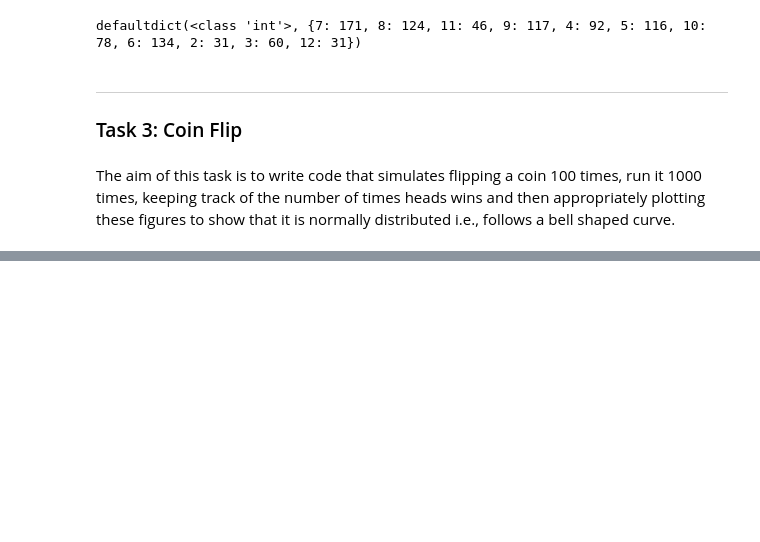
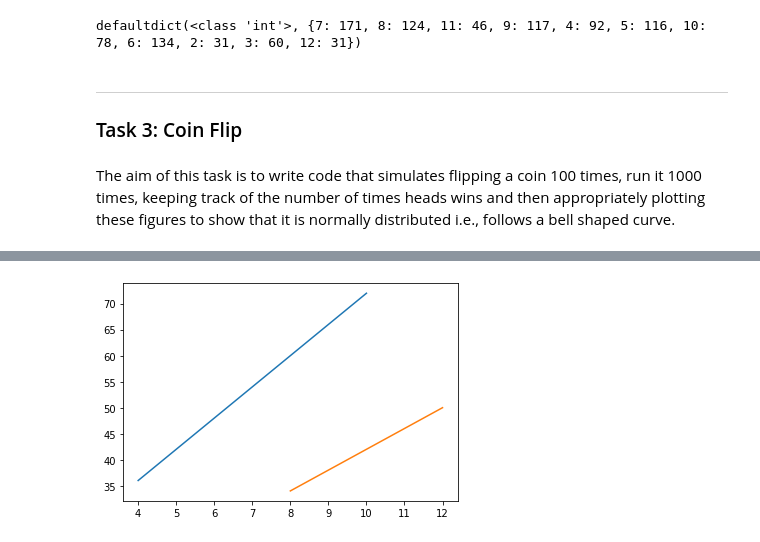
Before and after one commit to hayleydoherty/Data-Analysis-Tasks, a Jupyter notebook: Tasks.ipynb, the cells around one changed output, grey strips where cells are left out. Drawn from its saved outputs; the diff is of its cells as text; code cells hidden in the pictures; blank space fills up the shorter version.

```diff
--- a/Tasks.ipynb
+++ b/Tasks.ipynb
@@ -165,0 +205,6 @@ plt.show()
+# %%
+plt.plot(x1, y1)
+plt.plot(x2, y2)
+plt.show()
+# %% [output]
+[figure, added]
```
Also changed, not shown: parts of 17 cells of this notebook.
